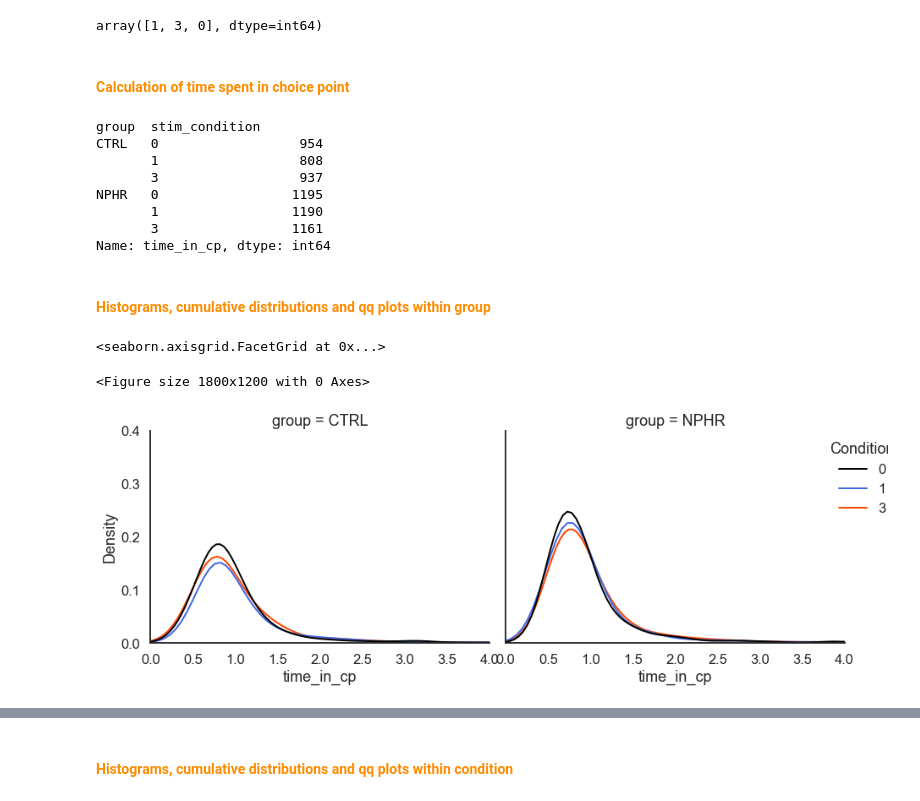
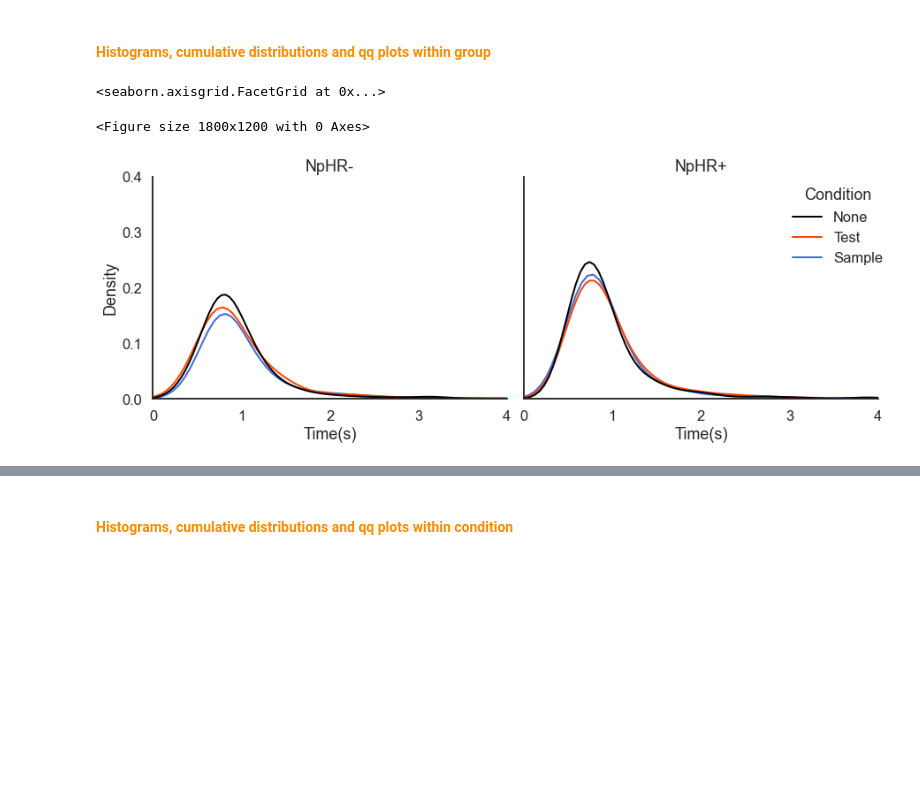
Before and after one commit to anasofiacc/cingulate_silencing_analysis, a Jupyter notebook: C. Time in choice point analysis/C1. Time in choice point distributions.ipynb, the cells around one changed output, grey strips where cells are left out. Cells and saved outputs as stored; diff of their text form; code cells hidden in the pictures; blank space fills up the shorter version.

```diff
--- a/C. Time in choice point analysis/C1. Time in choice point distributions.ipynb
+++ b/C. Time in choice point analysis/C1. Time in choice point distributions.ipynb
@@ -26,36 +17,13 @@ below15.head(3)
-# %%
-below15 = below15[(below15['stim_condition']!=-1)]
-below15['stim_condition'].unique()
-# %% [output]
-array([1, 3, 0], dtype=int64)
-# %% [markdown]
-#### <font color='darkorange'>Calculation of time spent in choice point
-# %%
-below15['time_in_cp'] = below15['latency_to_cp_exit']-below15['latency_to_cp_entry']
-# Drop runs with time in cp below zero (only 6 runs, from the same rat and session)
-below15 = below15[below15['time_in_cp']>=0]
-below15.groupby(['group','stim_condition'])['time_in_cp'].count()
-# %% [output]
-group  stim_condition
-CTRL   0                  954
-       1                  808
-       3                  937
-NPHR   0                 1195
-       1                 1190
-       3                 1161
-Name: time_in_cp, dtype: int64
 # %% [markdown]
 #### <font color='darkorange'> Histograms, cumulative distributions and qq plots within group
-# %%
-#g = plot_latency_distributions_within_group(sample_and_none,'hist', 'time_in_cp', ['black','royalblue'])
-#g.set(xlim=[0,5], ylim=[0,0.08])
-a = plot_latency_distributions_within_group(below15,
-                                            'kde',
-                                            'time_in_cp',
-                                            ['black','royalblue', 'orangered'])
-a.set(xlim=[0,4], ylim=[0,0.4])
-# %% [output]
-<seaborn.axisgrid.FacetGrid at 0x...>
-<Figure size 1800x1200 with 0 Axes>
-[figure, removed]
+# %%
+a = plot_latency_distributions_within_group(runs,
+                                            'kde',
+                                            'time_in_cp',
+                                            ['black','orangered','royalblue', ])
+a.set(xlim=[0,4], ylim=[0,0.4], xlabel='Time(s)', xticks=range(0,5,1), xticklabels=range(0,5,1))
+# %% [output]
+<seaborn.axisgrid.FacetGrid at 0x...>
+<Figure size 1800x1200 with 0 Axes>
+[figure, added]
 # %%
```
Also changed, not shown: parts of 24 cells of this notebook, 29 other files.
